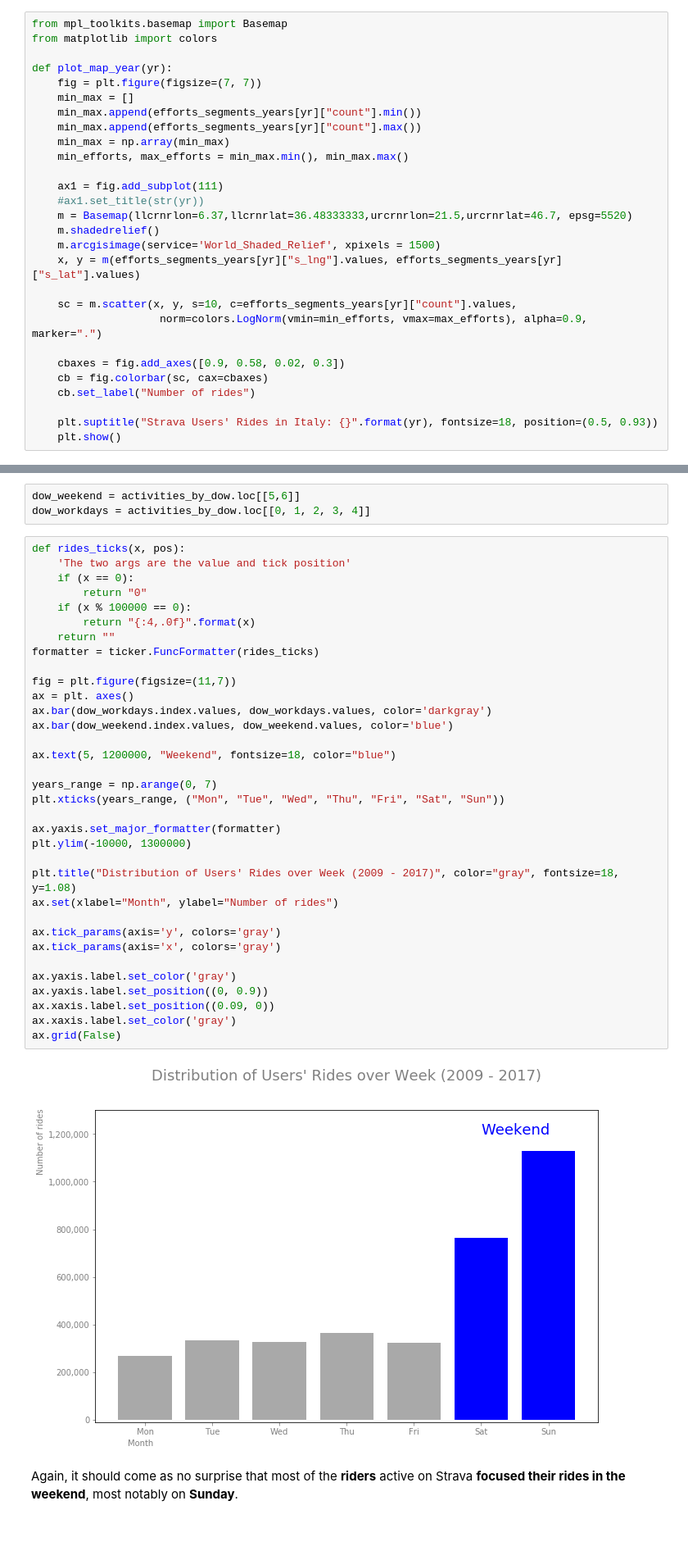
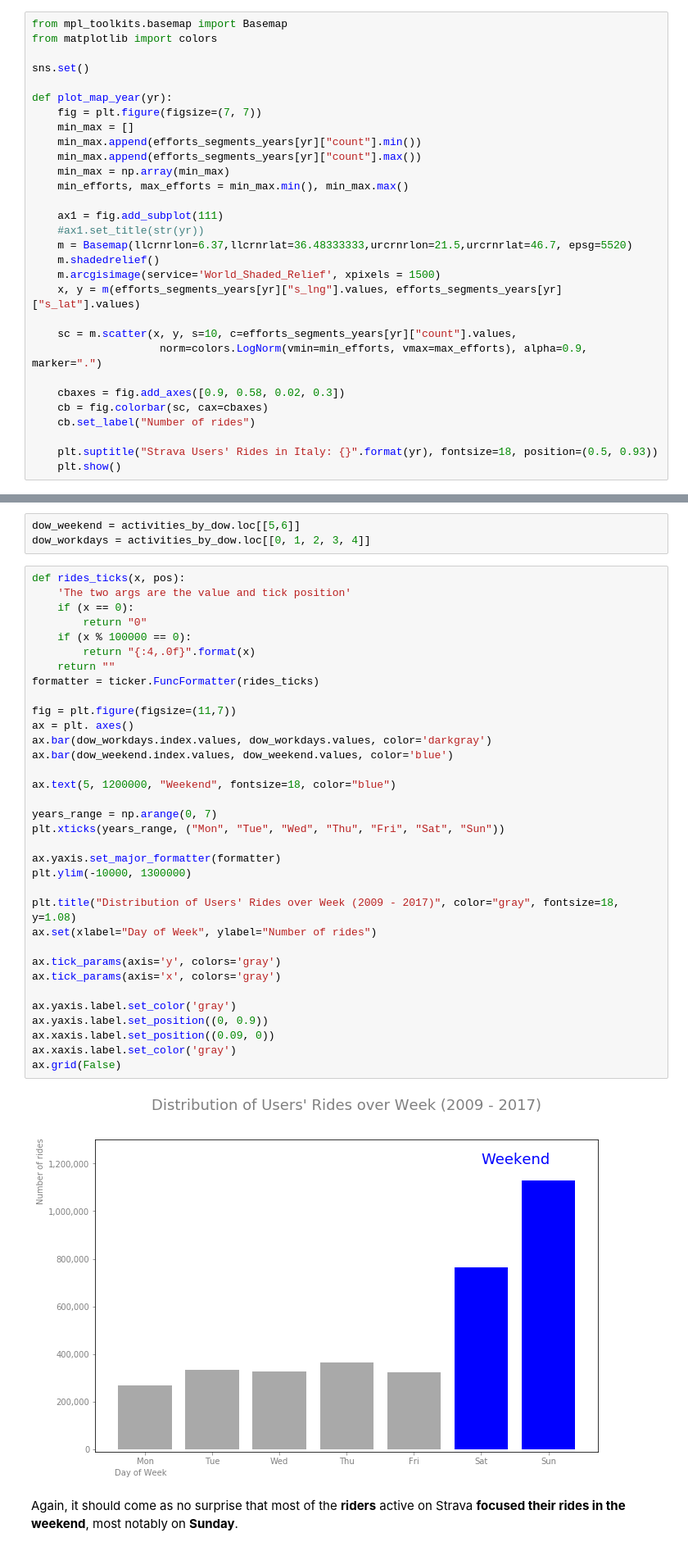
Before and after one commit to mcRoot/thecyclingfeast, a Jupyter notebook: data_analysis/Strava_Preliminary_Data_Analysis.ipynb, the cells around one changed output, grey strips where cells are left out. Shown at 82% size. Saved outputs shown, nothing was run; the diff lists cells and outputs as text.

```diff
--- a/data_analysis/Strava_Preliminary_Data_Analysis.ipynb
+++ b/data_analysis/Strava_Preliminary_Data_Analysis.ipynb
@@ -254,6 +264,8 @@ cannot be regarded as a bias on the data, we expect the coming years being revel
 # %%
 from mpl_toolkits.basemap import Basemap
 from matplotlib import colors
+
+sns.set()
 
 def plot_map_year(yr):
     fig = plt.figure(figsize=(7, 7))
@@ -375,34 +387,34 @@ def rides_ticks(x, pos):
         return "0"
     if (x % 100000 == 0):
         return "{:4,.0f}".format(x)
     return ""
 formatter = ticker.FuncFormatter(rides_ticks)
 
 fig = plt.figure(figsize=(11,7))
 ax = plt. axes()
 ax.bar(dow_workdays.index.values, dow_workdays.values, color='darkgray')
 ax.bar(dow_weekend.index.values, dow_weekend.values, color='blue')
 
 ax.text(5, 1200000, "Weekend", fontsize=18, color="blue")
 
 years_range = np.arange(0, 7)
 plt.xticks(years_range, ("Mon", "Tue", "Wed", "Thu", "Fri", "Sat", "Sun"))
 
 ax.yaxis.set_major_formatter(formatter)
 plt.ylim(-10000, 1300000)
 
 plt.title("Distribution of Users' Rides over Week (2009 - 2017)", color="gray", fontsize=18, y=1.08)
-ax.set(xlabel="Month", ylabel="Number of rides")
+ax.set(xlabel="Day of Week", ylabel="Number of rides")
 
 ax.tick_params(axis='y', colors='gray')
 ax.tick_params(axis='x', colors='gray')
 
 ax.yaxis.label.set_color('gray')
 ax.yaxis.label.set_position((0, 0.9))
 ax.xaxis.label.set_position((0.09, 0))
 ax.xaxis.label.set_color('gray')
 ax.grid(False)
 # %% [output]
-[figure, old version]
+[figure, new version]
 # %% [markdown]
 Again, it should come as no surprise that most of the **riders** active on Strava **focused their rides in the weekend**, most notably on **Sunday**.
```
Also changed, not shown: parts of 93 cells of this notebook, 2 other files.
